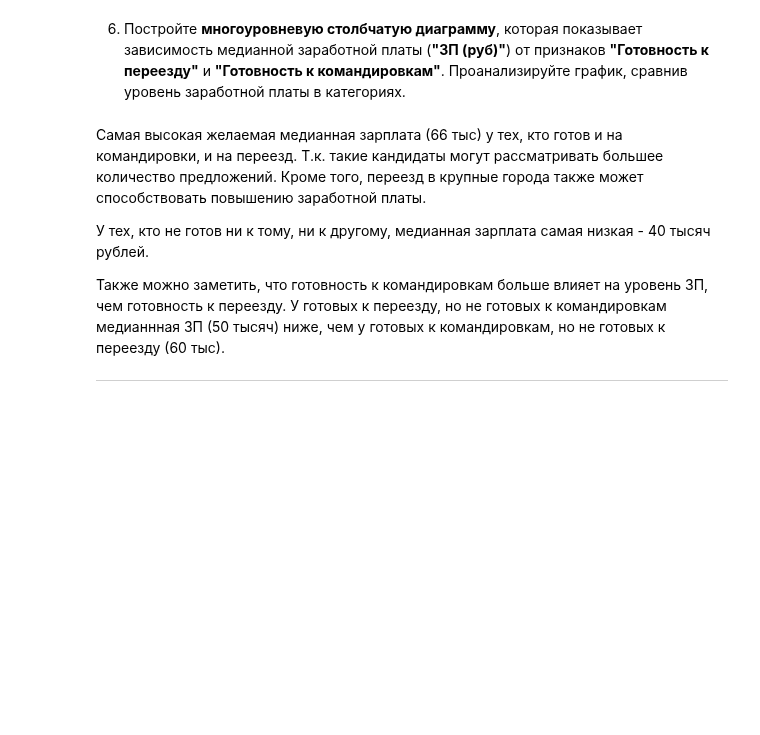
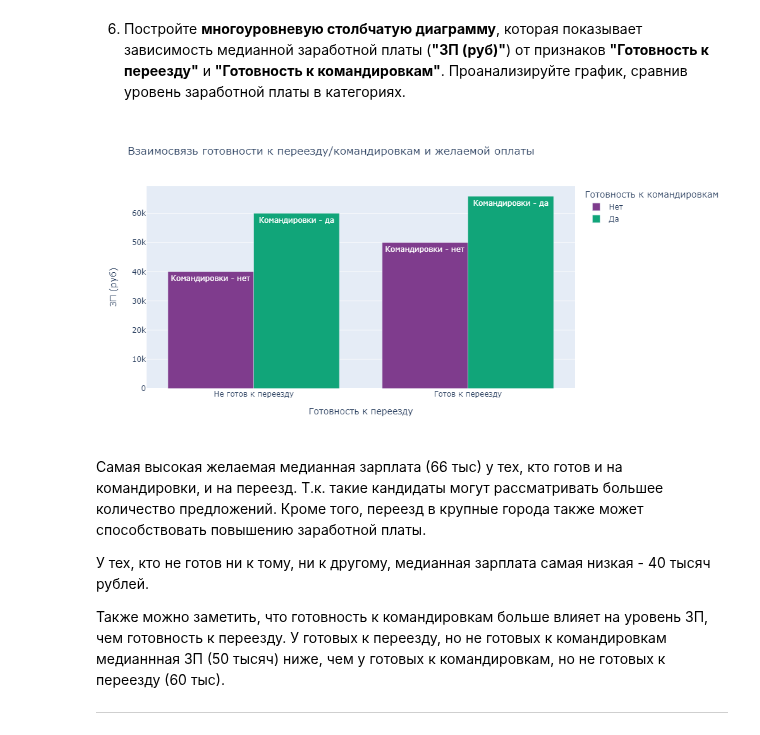
Before and after one commit to MazepaYuliya/SF_DS_3_0, a Jupyter notebook: project_1_2/head_hunter.ipynb, the cells around one changed output. Saved outputs shown, nothing was run; the diff lists cells and outputs as text; code cells hidden in the pictures; blank space fills up the shorter version.

```diff
--- a/project_1_2/head_hunter.ipynb
+++ b/project_1_2/head_hunter.ipynb
@@ -565,21 +568,23 @@ ______________________________
 # %%
 # построим столбчатую диаграмму для анализа взаимосвязи ЗП и готовности к переездам/командировкам
 relocation_data = hh_data.groupby(['Готовность к переезду', 'Готовность к командировкам'], as_index=False)['ЗП (руб)'].median()
 relocation_data['Готовность к переезду'] = relocation_data['Готовность к переезду'].apply(lambda x: 'Готов к переезду' if x else 'Не готов к переезду')
 relocation_data['Готовность к командировкам'] = relocation_data['Готовность к командировкам'].apply(lambda x: 'Да' if x else 'Нет')
 
 fig = px.bar(
     data_frame=relocation_data,
     x='Готовность к переезду',
     y='ЗП (руб)',
     title='Взаимосвязь готовности к переезду/командировкам и желаемой оплаты',
     color='Готовность к командировкам',
     color_discrete_sequence=px.colors.qualitative.Bold,
     barmode="group",
     text=['Командировки - нет', 'Командировки - да', 'Командировки - нет', 'Командировки - да'],
-    labels={}
+    width=1000
 )
-fig.show()
+fig.show('png')
+# %% [output]
+[figure, added]
 # %% [markdown]
 Самая высокая желаемая медианная зарплата (66 тыс) у тех, кто готов и на командировки, и на переезд. Т.к. такие кандидаты могут рассматривать большее количество предложений. Кроме того, переезд в крупные города также может способствовать повышению заработной платы.
 
```
Also changed, not shown: parts of 4 cells of this notebook.
